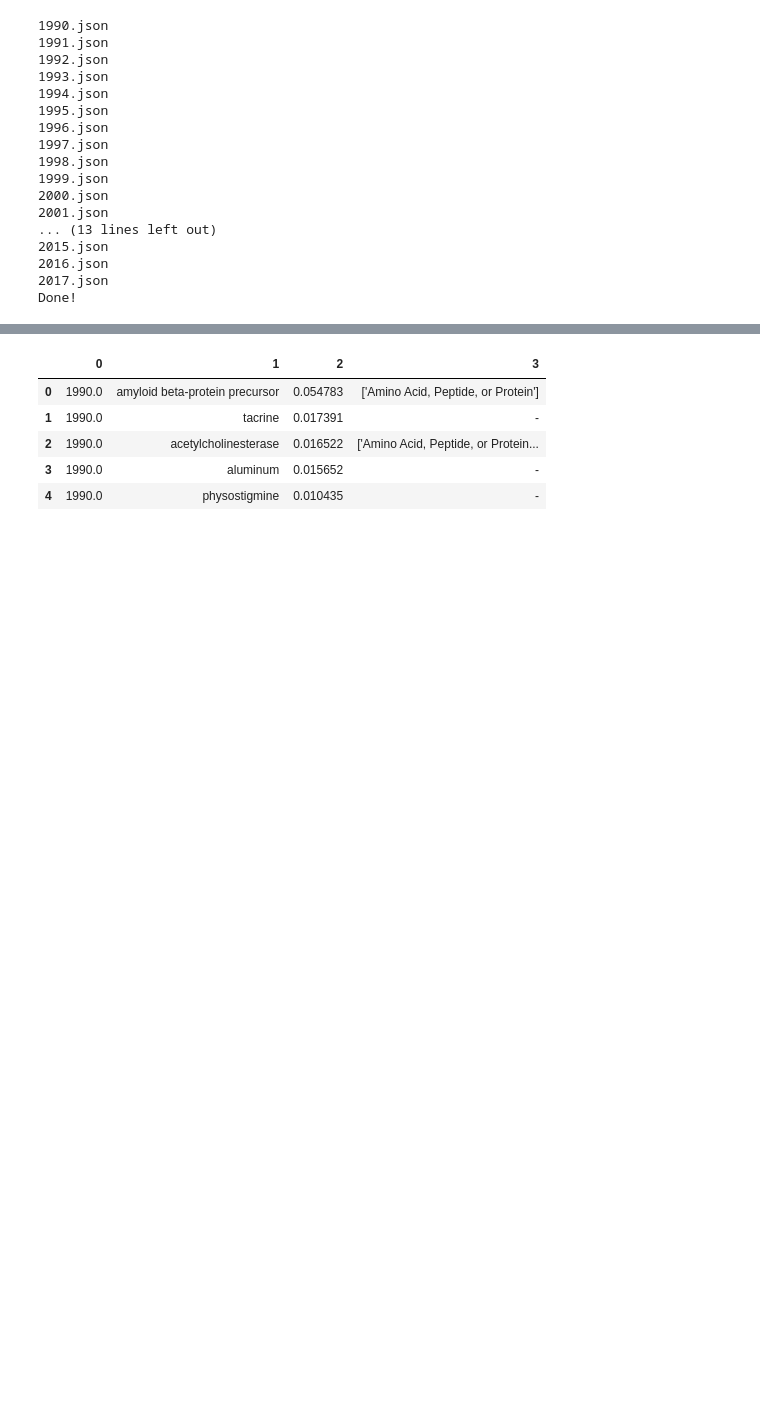
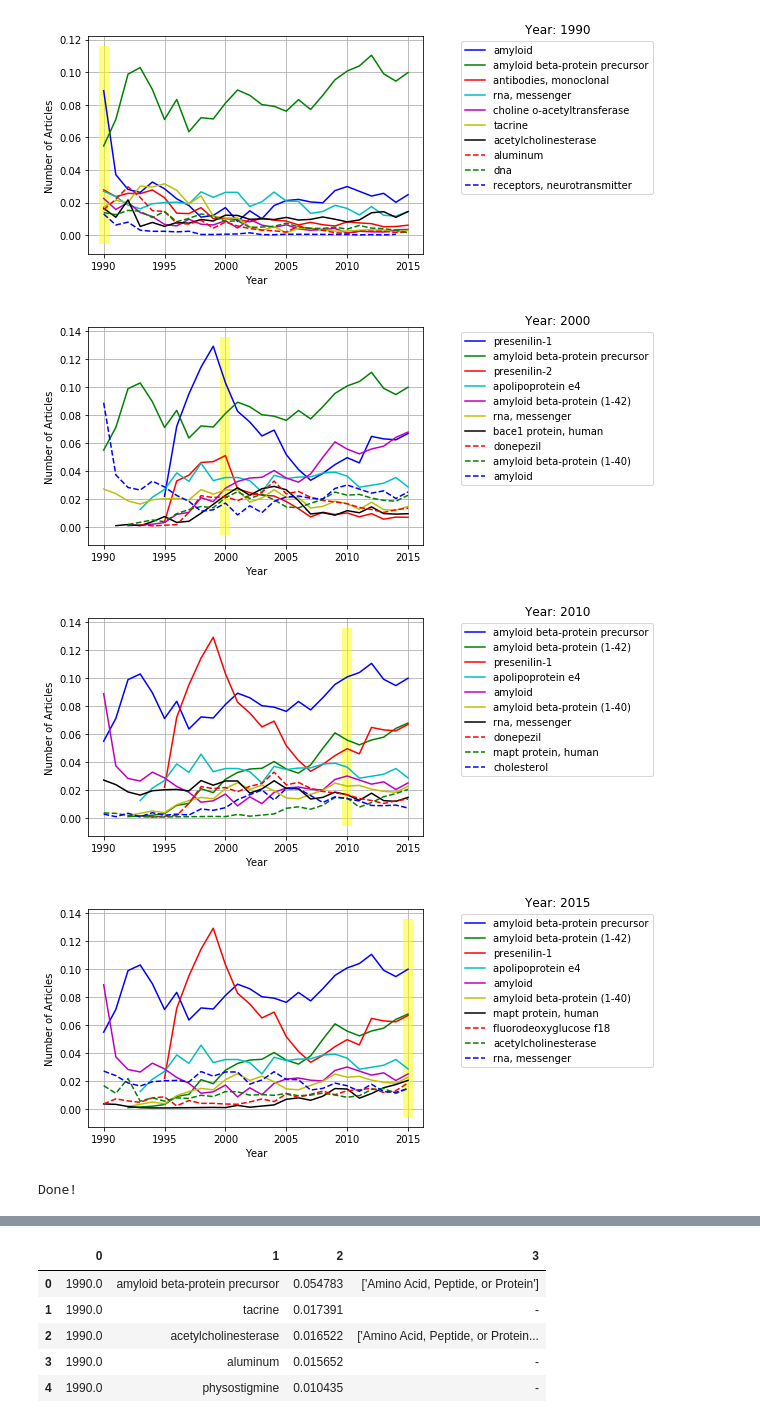
Before and after one commit to akarazeev/BioHack2017, a Jupyter notebook: main.ipynb, the cells around one changed output, grey strips where cells are left out. Cells and saved outputs as stored; diff of their text form; code cells hidden in the pictures; blank space fills up the shorter version.

Commit message:
✨ Improve code and plots

```diff
--- a/main.ipynb
+++ b/main.ipynb
@@ -12,38 +12,4 @@ import os
 
 import matplotlib.pyplot as plt
 %matplotlib inline
-# %%
-NORMAL_NUM = True
-data = {}
-
-# Read data from json
-for i in os.listdir('json/'):
-    if i.startswith('1') or i.startswith('2'):
-        print(i)
-        year = int(i.split('.')[0])
-        with open('json/{}'.format(i)) as data_file:
-            data[year] = json.load(data_file)
-            if NORMAL_NUM:
-                for ttype in ['chemicals', 'mesh_titles']:
-                    for key, val in data[year][ttype].items():
-                        data[year][ttype][key] = val / data[year]['count_articles']
-print('Done!')
-# %% [output]
-1990.json
-1991.json
-1992.json
-1993.json
-1994.json
-1995.json
-1996.json
-1997.json
-1998.json
-1999.json
-2000.json
-2001.json
-... (13 lines left out)
-2015.json
-2016.json
-2017.json
-Done!
 # %%
@@ -138,0 +231,24 @@ def draw_plot(term, save=''):
+# %%
+plot_every_k_year_topn(good_data, 10, True)
+# %% [output]
+[figure, added]
+[figure, added]
+[figure, added]
+[figure, added]
+# %%
+data = read_data(True)
+
+rm_list = ['a', 'l', 'v', 'n', 't', ']', '[', 'o', 'i', 'b', 'e', ' ']
+
+cl_data = clean_data(data, rm_list)
+
+to_replace = [('app protein, human', 'amyloid beta-protein precursor'), \
+              ('psen1 protein, human', 'presenilin-1'), \
+              ('psen2 protein, human', 'presenilin-2')]
+
+repl_data = replaced(cl_data, to_replace)
+good_data = remove_bad_titles(repl_data)
+
+print('Done!')
+# %% [output]
+Done!
```
Also changed, not shown: parts of 21 cells of this notebook, 8 other files.
